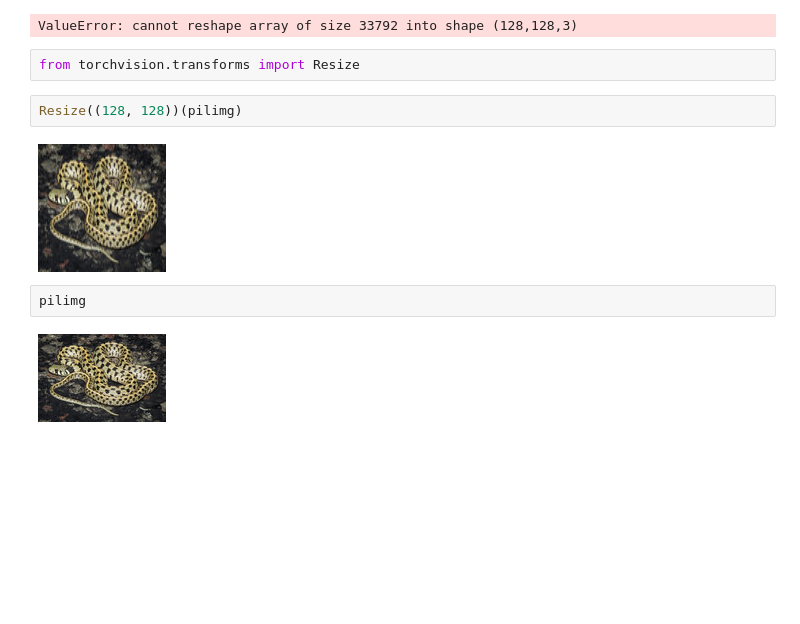
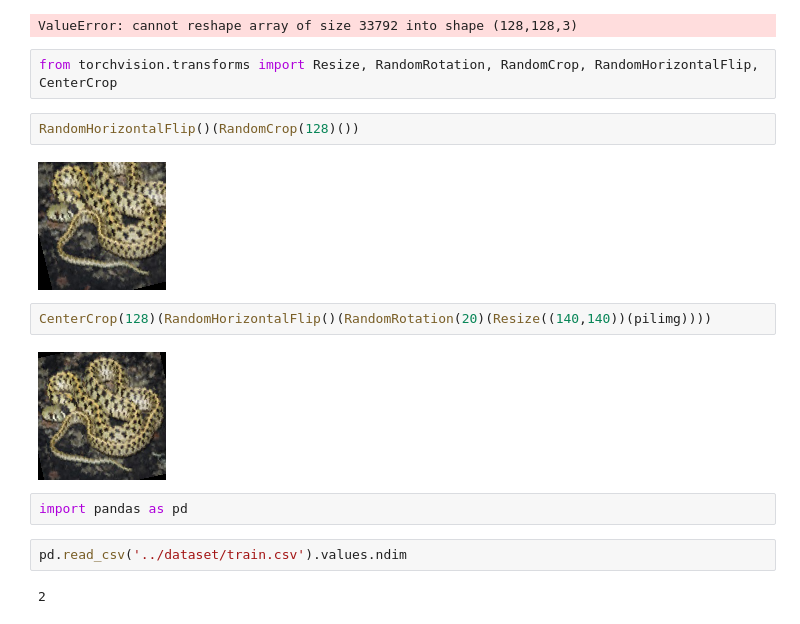
Before and after one commit to darkmatter18/Hackerearth-Snakes-in-the-hood, a Jupyter notebook: progress/1. Dataset_checking.ipynb, the cells around one changed output. Cells and saved outputs as stored; diff of their text form; blank space fills up the shorter version.

```diff
--- a/progress/1. Dataset_checking.ipynb
+++ b/progress/1. Dataset_checking.ipynb
@@ -31,12 +31,18 @@ img.reshape((128,128,3))
 # %% [output]
 ValueError: cannot reshape array of size 33792 into shape (128,128,3)
 # %%
-from torchvision.transforms import Resize
+from torchvision.transforms import Resize, RandomRotation, RandomCrop, RandomHorizontalFlip, CenterCrop
-# %%
-Resize((128, 128))(pilimg)
-# %% [output]
-[figure, removed]
-# %%
-pilimg
-# %% [output]
-[figure, removed]
+# %%
+RandomHorizontalFlip()(RandomCrop(128)())
+# %% [output]
+[figure, added]
+# %%
+CenterCrop(128)(RandomHorizontalFlip()(RandomRotation(20)(Resize((140,140))(pilimg))))
+# %% [output]
+[figure, added]
+# %%
+import pandas as pd
+# %%
+pd.read_csv('../dataset/train.csv').values.ndim
+# %% [output]
+2
```
Also changed, not shown: 5 other files.
